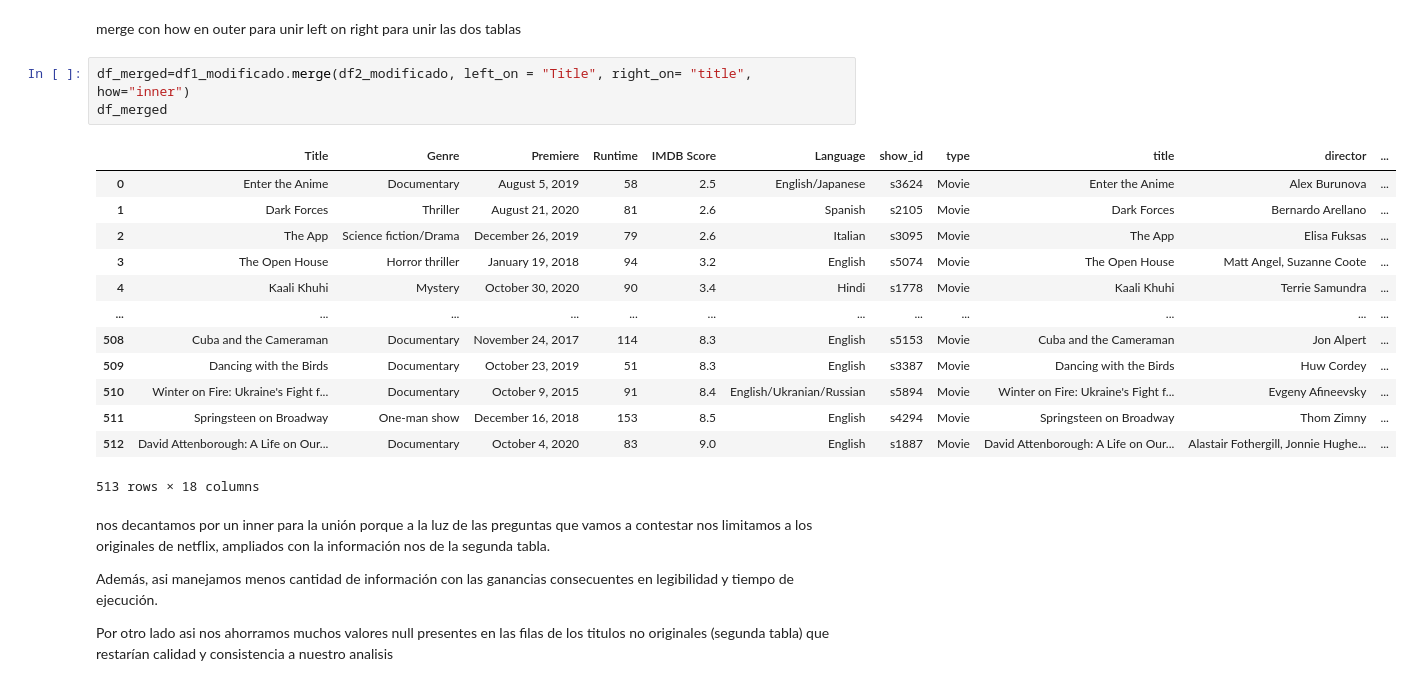
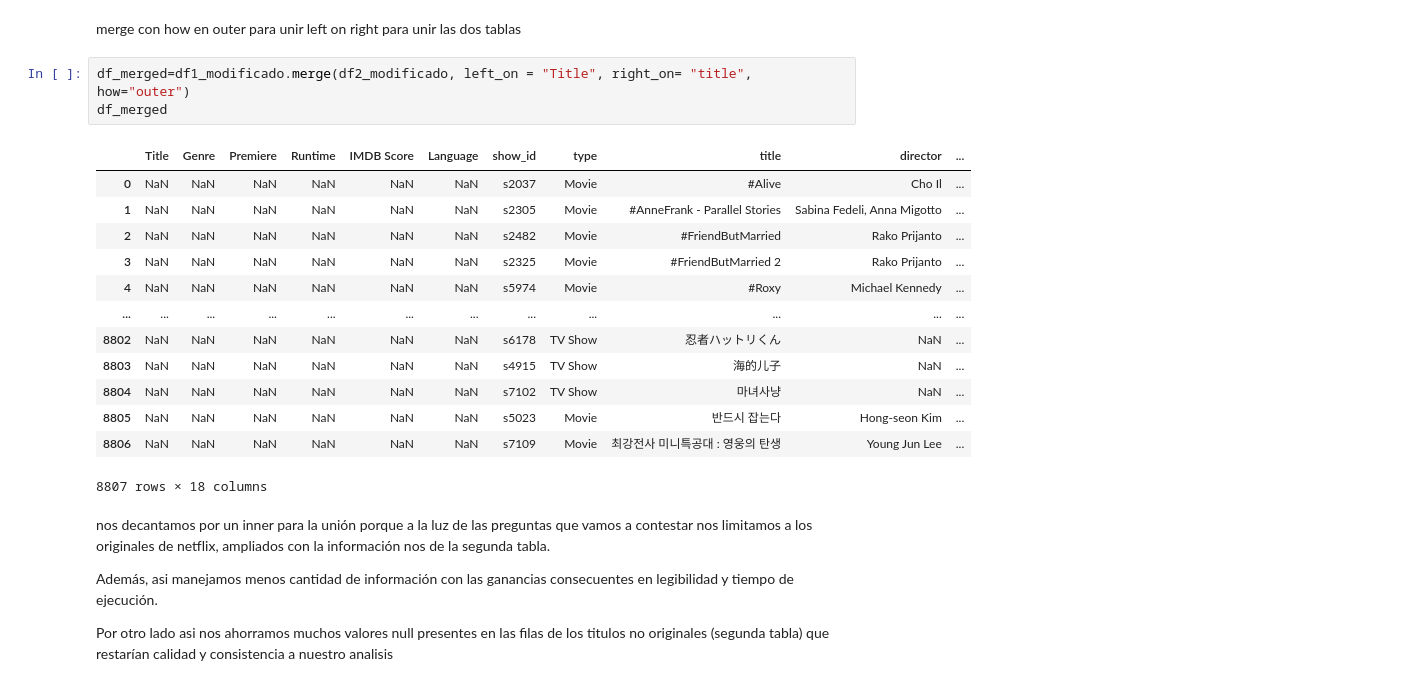
Before and after one commit to Rcm89/laboratorio-modulo2-leccion02-eda-union, a Jupyter notebook: laboratorio-modulo2-leccion02-eda-union.ipynb, the cells around one changed output. Cells and saved outputs as stored; diff of their text form.

```diff
--- a/laboratorio-modulo2-leccion02-eda-union.ipynb
+++ b/laboratorio-modulo2-leccion02-eda-union.ipynb
@@ -448,22 +448,22 @@ Por cuestión de tiempo no entramos en ello, pero merecería la pena analizar la
 # %% [markdown]
 merge con how en outer para unir left on right para unir las dos tablas
 # %%
-df_merged=df1_modificado.merge(df2_modificado, left_on = "Title", right_on= "title", how="inner")
+df_merged=df1_modificado.merge(df2_modificado, left_on = "Title", right_on= "title", how="outer")
 df_merged
 # %% [output]
 |  | Title | Genre | Premiere | Runtime | IMDB Score | Language | show_id | type | title | director | ... |
-| 0 | Enter the Anime | Documentary | August 5, 2019 | 58 | 2.5 | English/Japanese | s3624 | Movie | Enter the Anime | Alex Burunova | ... |
-| 1 | Dark Forces | Thriller | August 21, 2020 | 81 | 2.6 | Spanish | s2105 | Movie | Dark Forces | Bernardo Arellano | ... |
-| 2 | The App | Science fiction/Drama | December 26, 2019 | 79 | 2.6 | Italian | s3095 | Movie | The App | Elisa Fuksas | ... |
-| 3 | The Open House | Horror thriller | January 19, 2018 | 94 | 3.2 | English | s5074 | Movie | The Open House | Matt Angel, Suzanne Coote | ... |
-| 4 | Kaali Khuhi | Mystery | October 30, 2020 | 90 | 3.4 | Hindi | s1778 | Movie | Kaali Khuhi | Terrie Samundra | ... |
+| 0 | NaN | NaN | NaN | NaN | NaN | NaN | s2037 | Movie | #Alive | Cho Il | ... |
+| 1 | NaN | NaN | NaN | NaN | NaN | NaN | s2305 | Movie | #AnneFrank - Parallel Stories | Sabina Fedeli, Anna Migotto | ... |
+| 2 | NaN | NaN | NaN | NaN | NaN | NaN | s2482 | Movie | #FriendButMarried | Rako Prijanto | ... |
+| 3 | NaN | NaN | NaN | NaN | NaN | NaN | s2325 | Movie | #FriendButMarried 2 | Rako Prijanto | ... |
+| 4 | NaN | NaN | NaN | NaN | NaN | NaN | s5974 | Movie | #Roxy | Michael Kennedy | ... |
 | ... | ... | ... | ... | ... | ... | ... | ... | ... | ... | ... | ... |
-| 508 | Cuba and the Cameraman | Documentary | November 24, 2017 | 114 | 8.3 | English | s5153 | Movie | Cuba and the Cameraman | Jon Alpert | ... |
-| 509 | Dancing with the Birds | Documentary | October 23, 2019 | 51 | 8.3 | English | s3387 | Movie | Dancing with the Birds | Huw Cordey | ... |
-| 510 | Winter on Fire: Ukraine's Fight f... | Documentary | October 9, 2015 | 91 | 8.4 | English/Ukranian/Russian | s5894 | Movie | Winter on Fire: Ukraine's Fight f... | Evgeny Afineevsky | ... |
-| 511 | Springsteen on Broadway | One-man show | December 16, 2018 | 153 | 8.5 | English | s4294 | Movie | Springsteen on Broadway | Thom Zimny | ... |
-| 512 | David Attenborough: A Life on Our... | Documentary | October 4, 2020 | 83 | 9.0 | English | s1887 | Movie | David Attenborough: A Life on Our... | Alastair Fothergill, Jonnie Hughe... | ... |
+| 8802 | NaN | NaN | NaN | NaN | NaN | NaN | s6178 | TV Show | 忍者ハットリくん | NaN | ... |
+| 8803 | NaN | NaN | NaN | NaN | NaN | NaN | s4915 | TV Show | 海的儿子 | NaN | ... |
+| 8804 | NaN | NaN | NaN | NaN | NaN | NaN | s7102 | TV Show | 마녀사냥 | NaN | ... |
+| 8805 | NaN | NaN | NaN | NaN | NaN | NaN | s5023 | Movie | 반드시 잡는다 | Hong-seon Kim | ... |
+| 8806 | NaN | NaN | NaN | NaN | NaN | NaN | s7109 | Movie | 최강전사 미니특공대 : 영웅의 탄생 | Young Jun Lee | ... |
-513 rows × 18 columns
+8807 rows × 18 columns
 # %% [markdown]
 nos decantamos por un inner para la unión porque a la luz de las preguntas que vamos a contestar nos limitamos a los originales de netflix, ampliados con la información nos de la segunda tabla.
 
```
Also changed, not shown: parts of 27 cells of this notebook, 4 other files.
